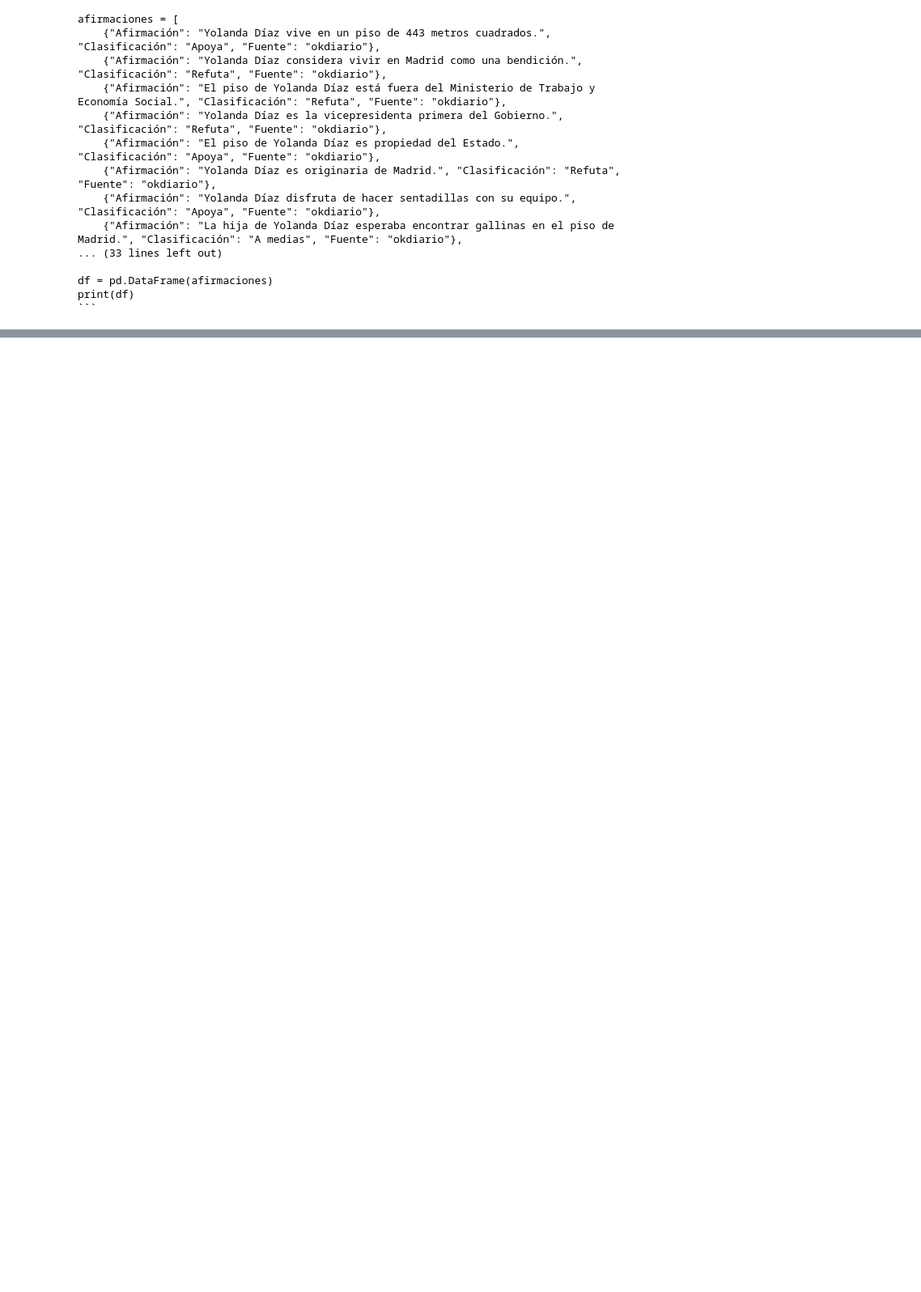
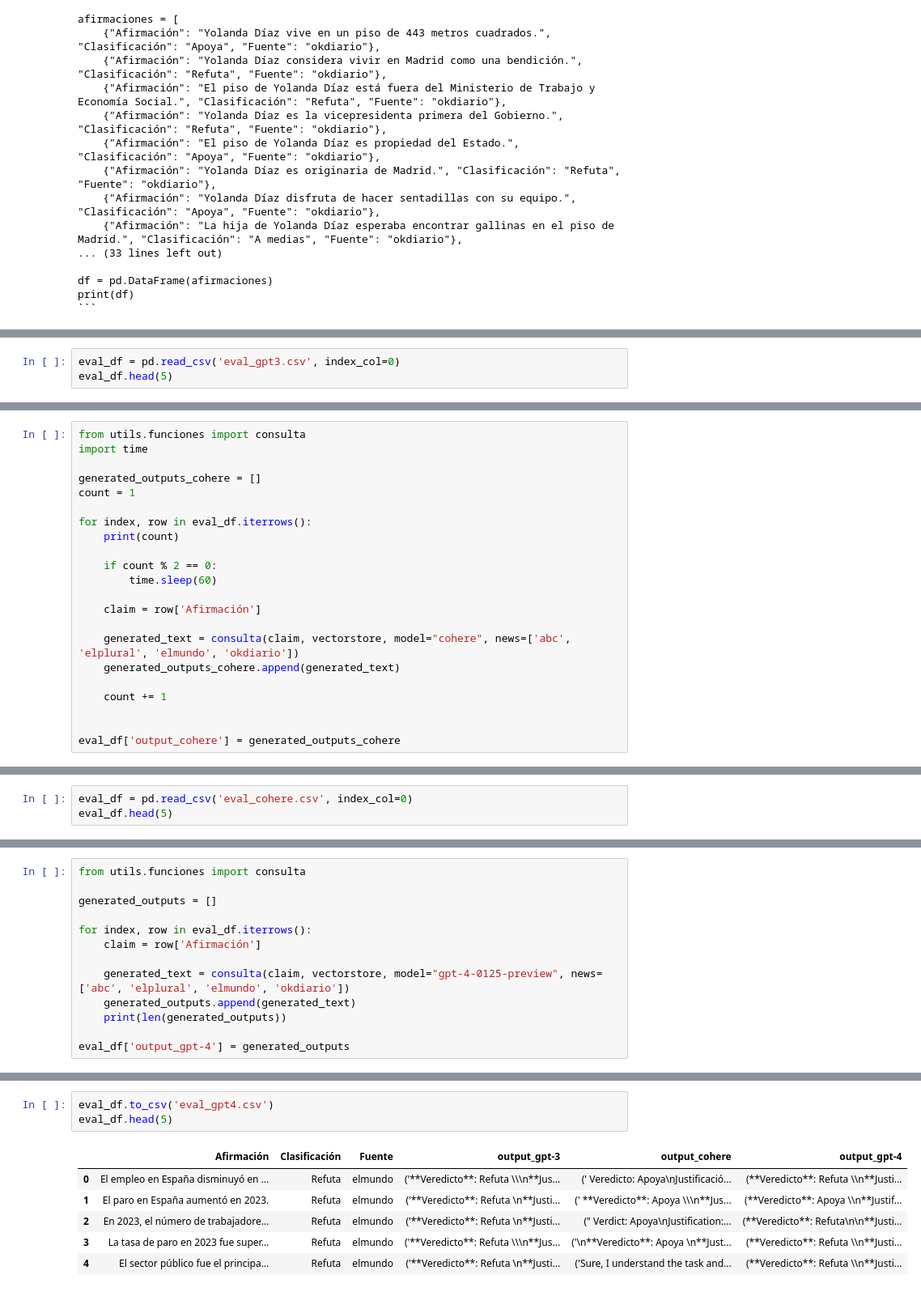
Before and after one commit to bandreibal/viu_fact-checking-press, a Jupyter notebook: 2-evaluation.ipynb, the cells around one changed output, grey strips where cells are left out. Shown at 81% size. Cells and saved outputs as stored; diff of their text form; blank space fills up the shorter version.

```diff
--- a/2-evaluation.ipynb
+++ b/2-evaluation.ipynb
@@ -194,0 +281,3 @@ print(df)
+# %%
+eval_df = pd.read_csv('eval_gpt3.csv', index_col=0)
+eval_df.head(5)
@@ -194,0 +291,22 @@ print(df)
+# %%
+from utils.funciones import consulta
+import time
+
+generated_outputs_cohere = []
+count = 1
+
+for index, row in eval_df.iterrows():
+    print(count)
+
+    if count % 2 == 0:
+        time.sleep(60)
+
+    claim = row['Afirmación']
+
+    generated_text = consulta(claim, vectorstore, model="cohere", news=['abc', 'elplural', 'elmundo', 'okdiario'])
+    generated_outputs_cohere.append(generated_text)
+
+    count += 1
+
+
+eval_df['output_cohere'] = generated_outputs_cohere
@@ -194,0 +351,3 @@ print(df)
+# %%
+eval_df = pd.read_csv('eval_cohere.csv', index_col=0)
+eval_df.head(5)
@@ -194,0 +361,13 @@ print(df)
+# %%
+from utils.funciones import consulta
+
+generated_outputs = []
+
+for index, row in eval_df.iterrows():
+    claim = row['Afirmación']
+
+    generated_text = consulta(claim, vectorstore, model="gpt-4-0125-preview", news=['abc', 'elplural', 'elmundo', 'okdiario'])
+    generated_outputs.append(generated_text)
+    print(len(generated_outputs))
+
+eval_df['output_gpt-4'] = generated_outputs
@@ -194,0 +392,10 @@ print(df)
+# %%
+eval_df.to_csv('eval_gpt4.csv')
+eval_df.head(5)
+# %% [output]
+|  | Afirmación | Clasificación | Fuente | output_gpt-3 | output_cohere | output_gpt-4 |
+| 0 | El empleo en España disminuyó en ... | Refuta | elmundo | ('**Veredicto**: Refuta \\\n**Jus... | (' Veredicto: Apoya\nJustificació... | (**Veredicto**: Refuta \\n**Justi... |
+| 1 | El paro en España aumentó en 2023. | Refuta | elmundo | ('**Veredicto**: Refuta \n**Justi... | (' **Veredicto**: Apoya \\\n**Jus... | (**Veredicto**: Apoya \\n**Justif... |
+| 2 | En 2023, el número de trabajadore... | Refuta | elmundo | ('**Veredicto**: Refuta \n**Justi... | (" Verdict: Apoya\nJustification:... | (**Veredicto**: Refuta\n\n**Justi... |
+| 3 | La tasa de paro en 2023 fue super... | Refuta | elmundo | ('**Veredicto**: Refuta \\\n**Jus... | ('\n**Veredicto**: Apoya \n**Just... | (**Veredicto**: Refuta \\n**Justi... |
+| 4 | El sector público fue el principa... | Refuta | elmundo | ('**Veredicto**: Refuta \n**Justi... | ('Sure, I understand the task and... | (**Veredicto**: Refuta \\n**Justi... |
```
Also changed, not shown: parts of 13 cells of this notebook, 5 other files.
